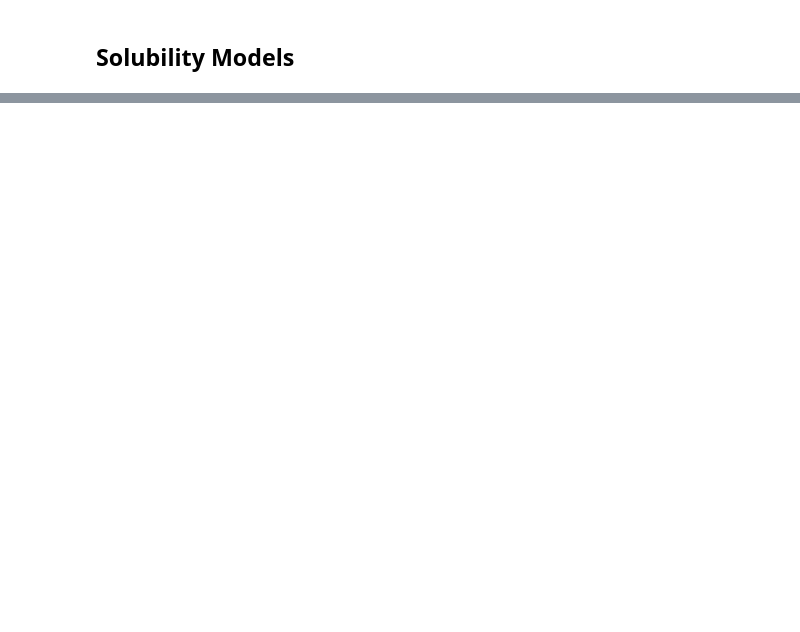
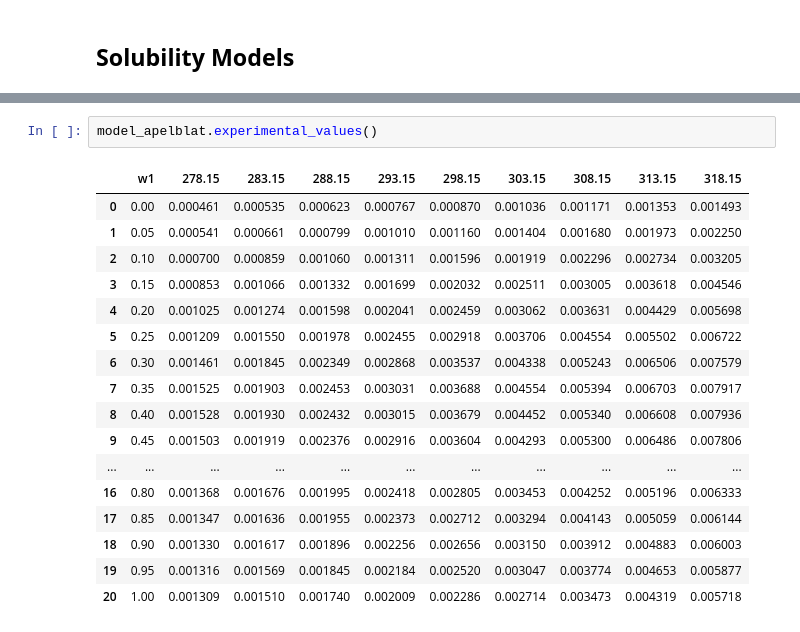
Before and after one commit to josorio398/Datos-Experimentales-Articulos, a Jupyter notebook: Test_Notebook_Thermodynamic_Solutions.ipynb, the cells around one changed output, grey strips where cells are left out. Cells and saved outputs as stored; diff of their text form; blank space fills up the shorter version.

```diff
--- a/Test_Notebook_Thermodynamic_Solutions.ipynb
+++ b/Test_Notebook_Thermodynamic_Solutions.ipynb
@@ -69,0 +78,20 @@ model.parameters()
+# %%
+model_apelblat.experimental_values()
+# %% [output]
+|  | w1 | 278.15 | 283.15 | 288.15 | 293.15 | 298.15 | 303.15 | 308.15 | 313.15 | 318.15 |
+| 0 | 0.00 | 0.000461 | 0.000535 | 0.000623 | 0.000767 | 0.000870 | 0.001036 | 0.001171 | 0.001353 | 0.001493 |
+| 1 | 0.05 | 0.000541 | 0.000661 | 0.000799 | 0.001010 | 0.001160 | 0.001404 | 0.001680 | 0.001973 | 0.002250 |
+| 2 | 0.10 | 0.000700 | 0.000859 | 0.001060 | 0.001311 | 0.001596 | 0.001919 | 0.002296 | 0.002734 | 0.003205 |
+| 3 | 0.15 | 0.000853 | 0.001066 | 0.001332 | 0.001699 | 0.002032 | 0.002511 | 0.003005 | 0.003618 | 0.004546 |
+| 4 | 0.20 | 0.001025 | 0.001274 | 0.001598 | 0.002041 | 0.002459 | 0.003062 | 0.003631 | 0.004429 | 0.005698 |
+| 5 | 0.25 | 0.001209 | 0.001550 | 0.001978 | 0.002455 | 0.002918 | 0.003706 | 0.004554 | 0.005502 | 0.006722 |
+| 6 | 0.30 | 0.001461 | 0.001845 | 0.002349 | 0.002868 | 0.003537 | 0.004338 | 0.005243 | 0.006506 | 0.007579 |
+| 7 | 0.35 | 0.001525 | 0.001903 | 0.002453 | 0.003031 | 0.003688 | 0.004554 | 0.005394 | 0.006703 | 0.007917 |
+| 8 | 0.40 | 0.001528 | 0.001930 | 0.002432 | 0.003015 | 0.003679 | 0.004452 | 0.005340 | 0.006608 | 0.007936 |
+| 9 | 0.45 | 0.001503 | 0.001919 | 0.002376 | 0.002916 | 0.003604 | 0.004293 | 0.005300 | 0.006486 | 0.007806 |
+| ... | ... | ... | ... | ... | ... | ... | ... | ... | ... | ... |
+| 16 | 0.80 | 0.001368 | 0.001676 | 0.001995 | 0.002418 | 0.002805 | 0.003453 | 0.004252 | 0.005196 | 0.006333 |
+| 17 | 0.85 | 0.001347 | 0.001636 | 0.001955 | 0.002373 | 0.002712 | 0.003294 | 0.004143 | 0.005059 | 0.006144 |
+| 18 | 0.90 | 0.001330 | 0.001617 | 0.001896 | 0.002256 | 0.002656 | 0.003150 | 0.003912 | 0.004883 | 0.006003 |
+| 19 | 0.95 | 0.001316 | 0.001569 | 0.001845 | 0.002184 | 0.002520 | 0.003047 | 0.003774 | 0.004653 | 0.005877 |
+| 20 | 1.00 | 0.001309 | 0.001510 | 0.001740 | 0.002009 | 0.002286 | 0.002714 | 0.003473 | 0.004319 | 0.005718 |
```
Also changed, not shown: parts of 18 cells of this notebook.
